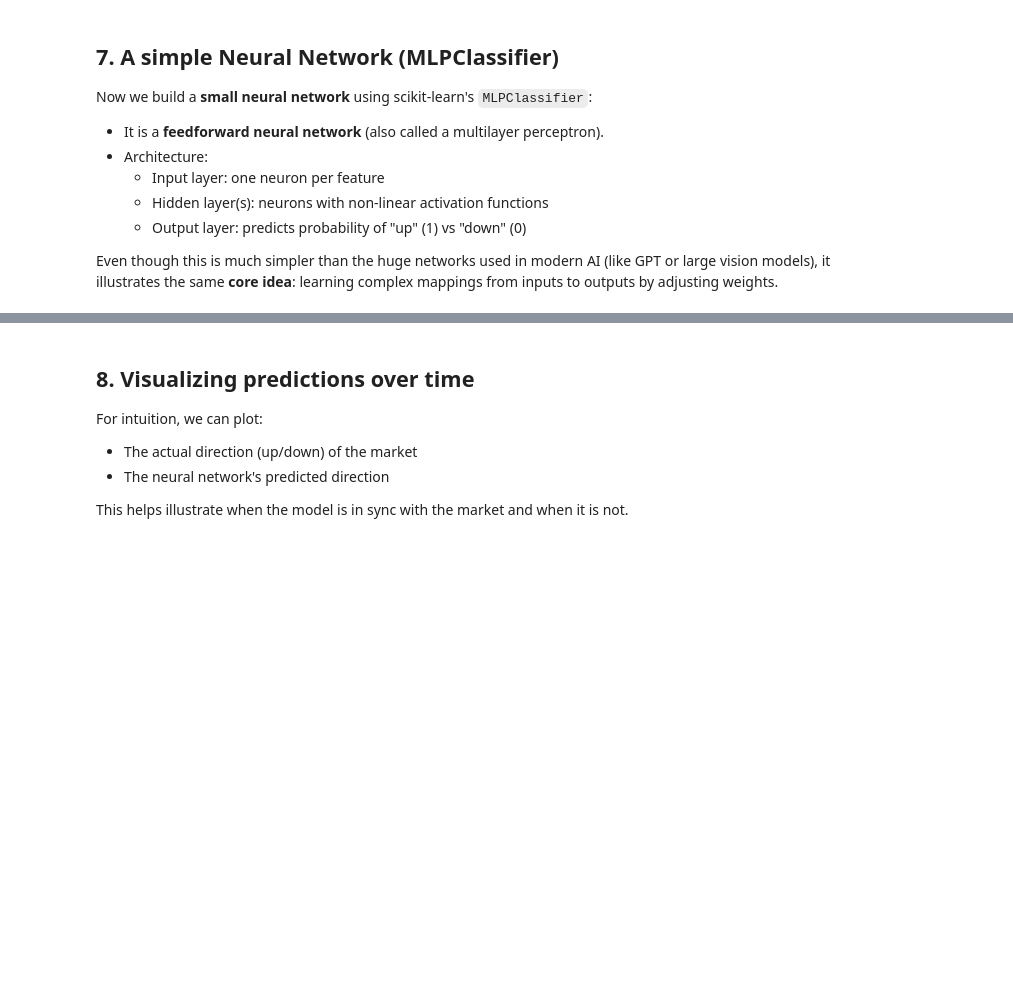
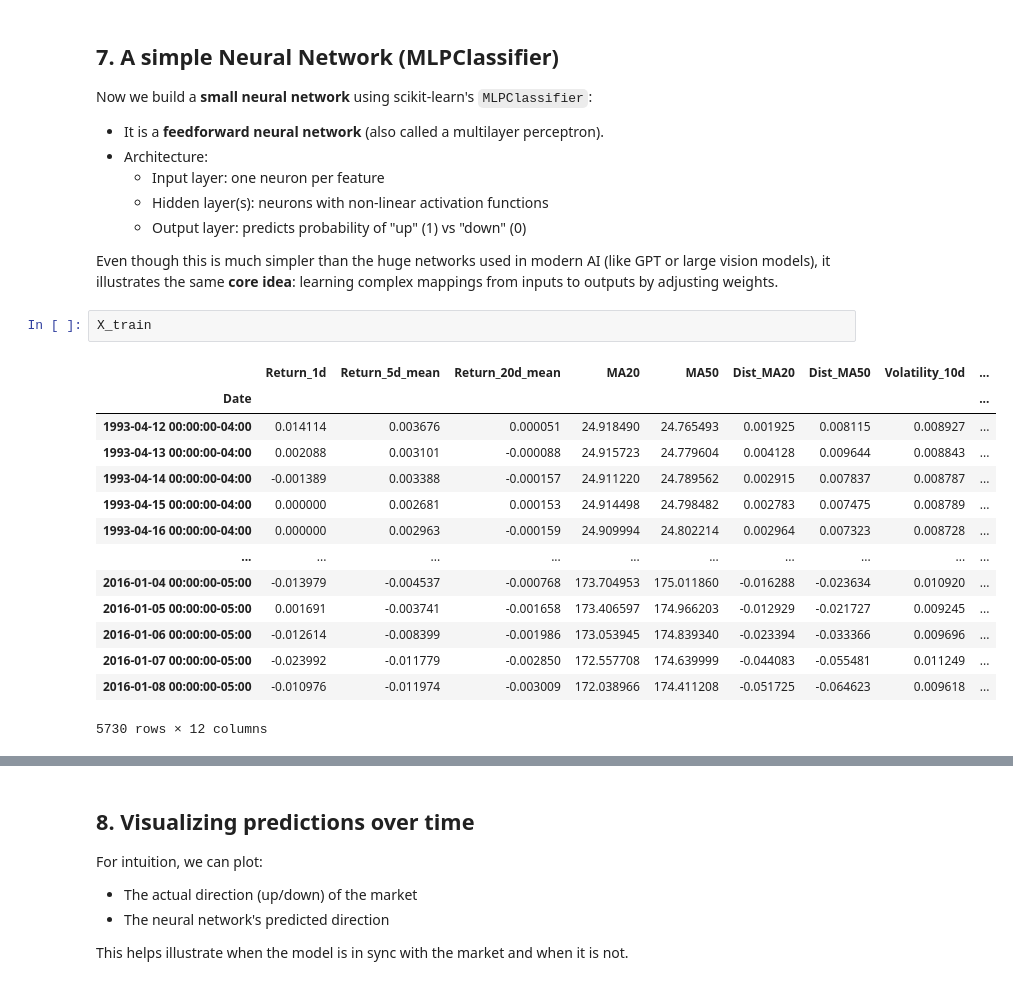
Before and after one commit to daleyadrichem/AutoTraderDemo, a Jupyter notebook: auto_trader.ipynb, the cells around one changed output, grey strips where cells are left out. Drawn from its saved outputs; the diff is of its cells as text; blank space fills up the shorter version.

```diff
--- a/auto_trader.ipynb
+++ b/auto_trader.ipynb
@@ -236,4 +183,21 @@ Now we build a **small neural network** using scikit-learn's `MLPClassifier`:
 
 Even though this is much simpler than the huge networks used in modern AI (like GPT or large vision models),
 it illustrates the same **core idea**: learning complex mappings from inputs to outputs by adjusting weights.
+# %%
+X_train
+# %% [output]
+|  | Return_1d | Return_5d_mean | Return_20d_mean | MA20 | MA50 | Dist_MA20 | Dist_MA50 | Volatility_10d | ... |
+| Date |  |  |  |  |  |  |  |  | ... |
+| 1993-04-12 00:00:00-04:00 | 0.014114 | 0.003676 | 0.000051 | 24.918490 | 24.765493 | 0.001925 | 0.008115 | 0.008927 | ... |
+| 1993-04-13 00:00:00-04:00 | 0.002088 | 0.003101 | -0.000088 | 24.915723 | 24.779604 | 0.004128 | 0.009644 | 0.008843 | ... |
+| 1993-04-14 00:00:00-04:00 | -0.001389 | 0.003388 | -0.000157 | 24.911220 | 24.789562 | 0.002915 | 0.007837 | 0.008787 | ... |
+| 1993-04-15 00:00:00-04:00 | 0.000000 | 0.002681 | 0.000153 | 24.914498 | 24.798482 | 0.002783 | 0.007475 | 0.008789 | ... |
+| 1993-04-16 00:00:00-04:00 | 0.000000 | 0.002963 | -0.000159 | 24.909994 | 24.802214 | 0.002964 | 0.007323 | 0.008728 | ... |
+| ... | ... | ... | ... | ... | ... | ... | ... | ... | ... |
+| 2016-01-04 00:00:00-05:00 | -0.013979 | -0.004537 | -0.000768 | 173.704953 | 175.011860 | -0.016288 | -0.023634 | 0.010920 | ... |
+| 2016-01-05 00:00:00-05:00 | 0.001691 | -0.003741 | -0.001658 | 173.406597 | 174.966203 | -0.012929 | -0.021727 | 0.009245 | ... |
+| 2016-01-06 00:00:00-05:00 | -0.012614 | -0.008399 | -0.001986 | 173.053945 | 174.839340 | -0.023394 | -0.033366 | 0.009696 | ... |
+| 2016-01-07 00:00:00-05:00 | -0.023992 | -0.011779 | -0.002850 | 172.557708 | 174.639999 | -0.044083 | -0.055481 | 0.011249 | ... |
+| 2016-01-08 00:00:00-05:00 | -0.010976 | -0.011974 | -0.003009 | 172.038966 | 174.411208 | -0.051725 | -0.064623 | 0.009618 | ... |
+5730 rows × 12 columns
 # %%
```
Also changed, not shown: parts of 14 cells of this notebook, 15 other files.
